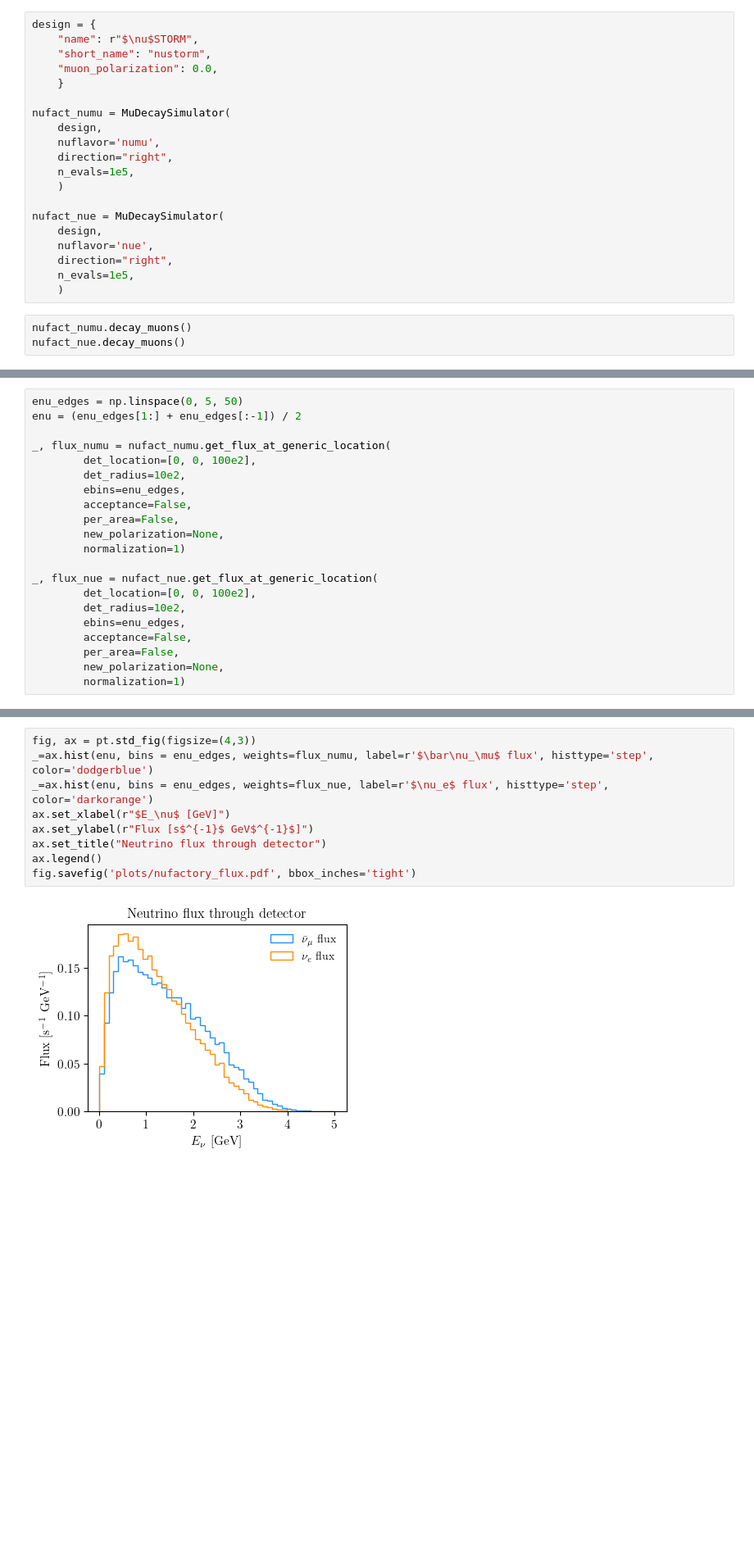
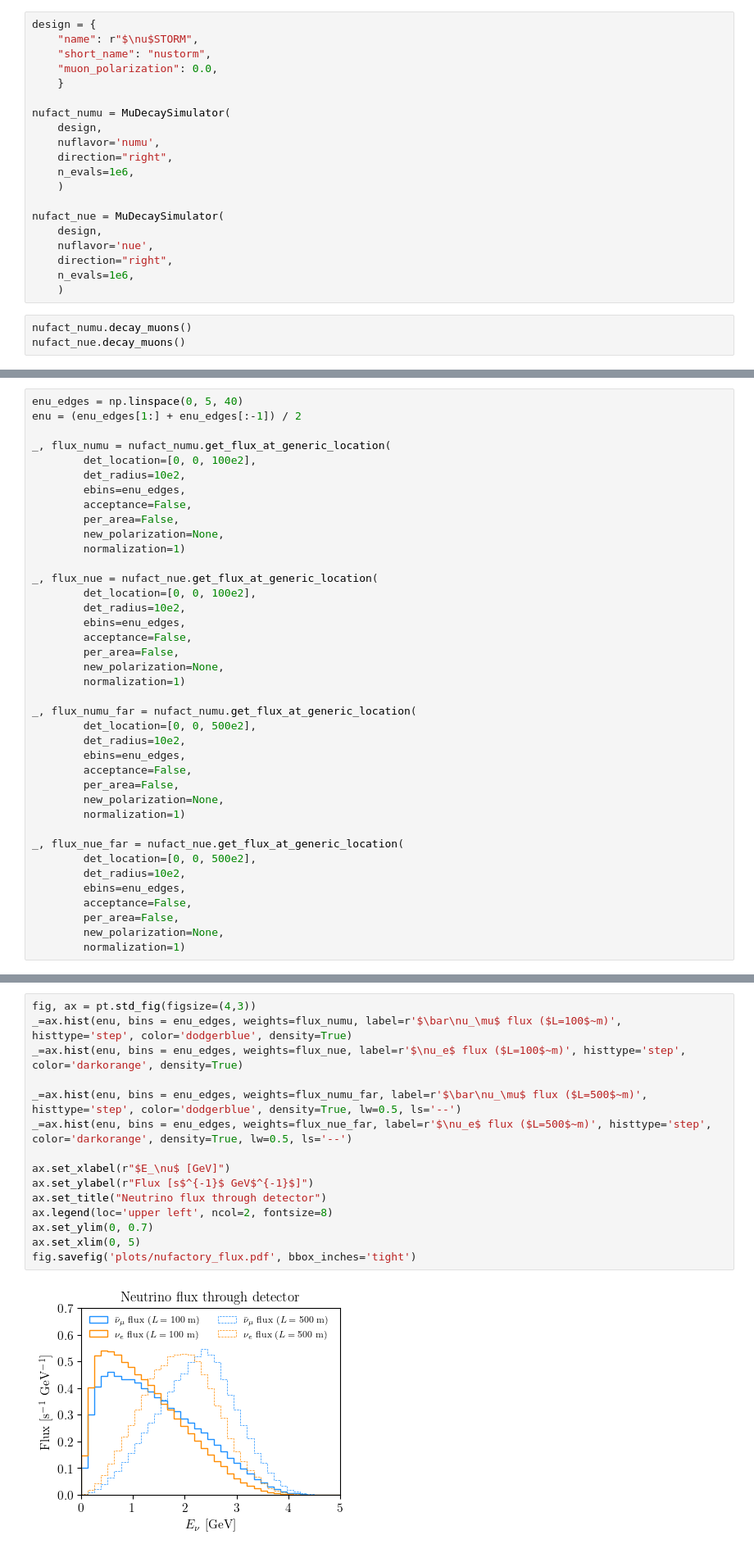
Before and after one commit to jchoi55/MINeut, a Jupyter notebook: first_examples.ipynb, the cells around one changed output, grey strips where cells are left out. Shown at 82% size. Drawn from its saved outputs; the diff is of its cells as text; blank space fills up the shorter version.

```diff
--- a/first_examples.ipynb
+++ b/first_examples.ipynb
@@ -58,14 +58,14 @@ nufact_numu = MuDecaySimulator(
     design,
     nuflavor='numu',
     direction="right",
-    n_evals=1e5,
+    n_evals=1e6,
     )
 
 nufact_nue = MuDecaySimulator(
     design,
     nuflavor='nue',
     direction="right",
-    n_evals=1e5,
+    n_evals=1e6,
     )
 # %%
 nufact_numu.decay_muons()
@@ -152,5 +154,5 @@ fig.savefig('plots/3p8GeV_lattice_opening_angle.pdf', dpi=300, bbox_inches='tigh
 # %%
-enu_edges = np.linspace(0, 5, 50)
+enu_edges = np.linspace(0, 5, 40)
 enu = (enu_edges[1:] + enu_edges[:-1]) / 2
 
 _, flux_numu = nufact_numu.get_flux_at_generic_location(
@@ -170,3 +172,21 @@ _, flux_nue = nufact_nue.get_flux_at_generic_location(
         per_area=False,
         new_polarization=None,
         normalization=1)
+
+_, flux_numu_far = nufact_numu.get_flux_at_generic_location(
+        det_location=[0, 0, 500e2],
+        det_radius=10e2,
+        ebins=enu_edges,
+        acceptance=False,
+        per_area=False,
+        new_polarization=None,
+        normalization=1)
+
+_, flux_nue_far = nufact_nue.get_flux_at_generic_location(
+        det_location=[0, 0, 500e2],
+        det_radius=10e2,
+        ebins=enu_edges,
+        acceptance=False,
+        per_area=False,
+        new_polarization=None,
+        normalization=1)
@@ -176,11 +193,17 @@ _, flux_nue = nufact_nue.get_flux_at_generic_location(
 # %%
 fig, ax = pt.std_fig(figsize=(4,3))
-_=ax.hist(enu, bins = enu_edges, weights=flux_numu, label=r'$\bar\nu_\mu$ flux', histtype='step', color='dodgerblue')
-_=ax.hist(enu, bins = enu_edges, weights=flux_nue, label=r'$\nu_e$ flux', histtype='step', color='darkorange')
+_=ax.hist(enu, bins = enu_edges, weights=flux_numu, label=r'$\bar\nu_\mu$ flux ($L=100$~m)', histtype='step', color='dodgerblue', density=True)
+_=ax.hist(enu, bins = enu_edges, weights=flux_nue, label=r'$\nu_e$ flux ($L=100$~m)', histtype='step', color='darkorange', density=True)
+
+_=ax.hist(enu, bins = enu_edges, weights=flux_numu_far, label=r'$\bar\nu_\mu$ flux ($L=500$~m)', histtype='step', color='dodgerblue', density=True, lw=0.5, ls='--')
+_=ax.hist(enu, bins = enu_edges, weights=flux_nue_far, label=r'$\nu_e$ flux ($L=500$~m)', histtype='step', color='darkorange', density=True, lw=0.5, ls='--')
+
 ax.set_xlabel(r"$E_\nu$ [GeV]")
 ax.set_ylabel(r"Flux [s$^{-1}$ GeV$^{-1}$]")
 ax.set_title("Neutrino flux through detector")
-ax.legend()
+ax.legend(loc='upper left', ncol=2, fontsize=8)
+ax.set_ylim(0, 0.7)
+ax.set_xlim(0, 5)
 fig.savefig('plots/nufactory_flux.pdf', bbox_inches='tight')
 # %% [output]
-[figure, old version]
+[figure, new version]
```
Also changed, not shown: parts of 24 cells of this notebook, 22 other files.
